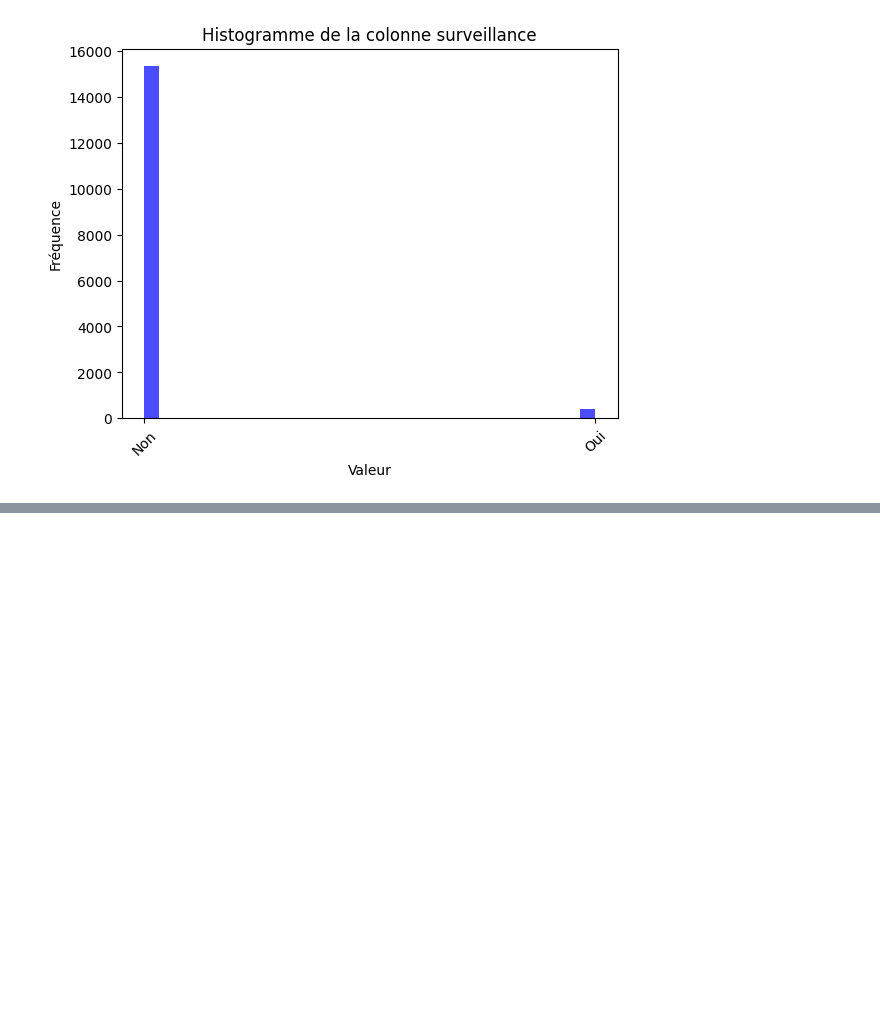
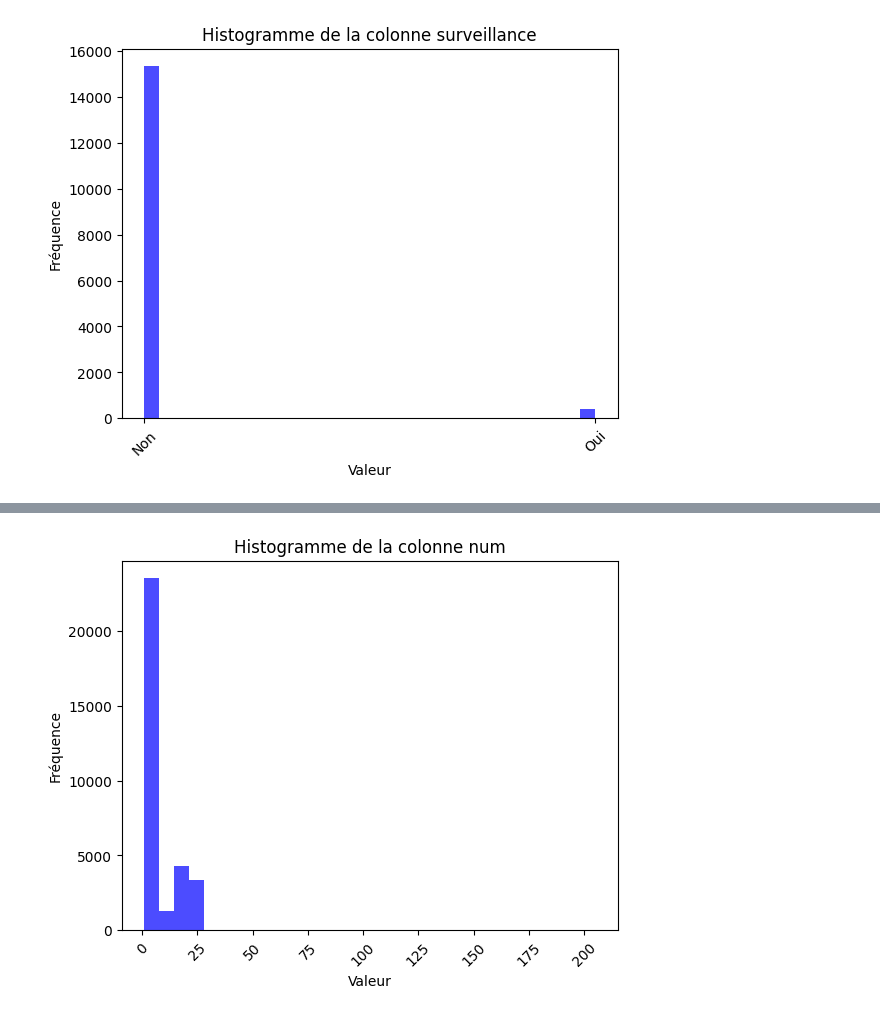
Before and after one commit to lenaaa27/Med-Phar, a Jupyter notebook: Data/medicament /analyse_data_medicament.ipynb, the cells around one changed output, grey strips where cells are left out. Drawn from its saved outputs; the diff is of its cells as text; code cells hidden in the pictures; blank space fills up the shorter version.

```diff
--- a/Data/medicament /analyse_data_medicament.ipynb
+++ b/Data/medicament /analyse_data_medicament.ipynb
@@ -95,0 +491,17 @@ plt.show()
+# %%
+nom_colonne = 'num'
+
+# Créer l'histogramme
+plt.hist(cis_compo_bdpm[nom_colonne], bins=30, color='blue', alpha=0.7)
+
+# Ajouter des étiquettes et un titre
+plt.xlabel('Valeur')
+plt.ylabel('Fréquence')
+plt.title('Histogramme de la colonne {}'.format(nom_colonne))
+
+plt.xticks(rotation=45)
+
+# Afficher l'histogramme
+plt.show()
+# %% [output]
+[figure, added]
```
Also changed, not shown: parts of 54 cells of this notebook, 6 other files.
